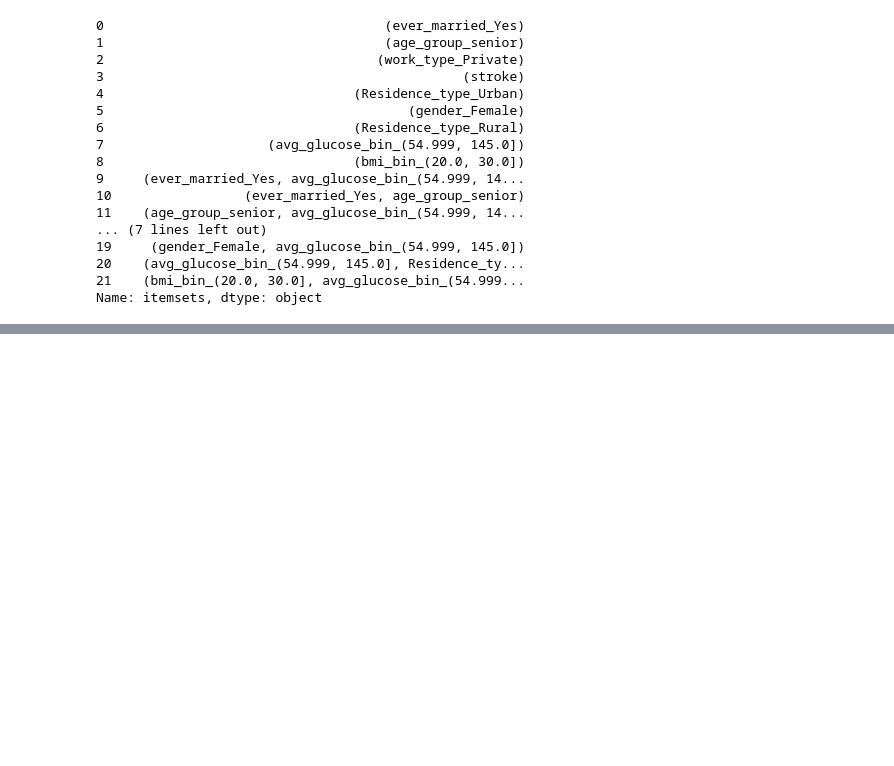
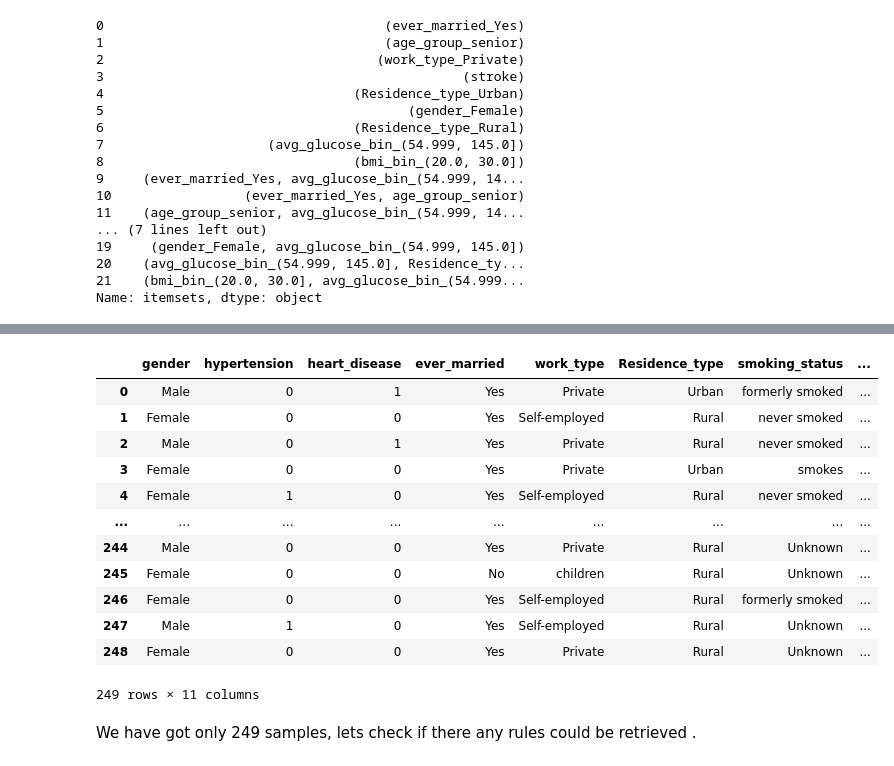
Before and after one commit to alexakh95/Data_mining, a Jupyter notebook: Project/accosiation_rules.ipynb, the cells around one changed output, grey strips where cells are left out. Cells and saved outputs as stored; diff of their text form; code cells hidden in the pictures; blank space fills up the shorter version.

```diff
--- a/Project/accosiation_rules.ipynb
+++ b/Project/accosiation_rules.ipynb
@@ -263,0 +250,18 @@ rules
+# %%
+stroke_positive_data
+# %% [output]
+|  | gender | hypertension | heart_disease | ever_married | work_type | Residence_type | smoking_status | ... |
+| 0 | Male | 0 | 1 | Yes | Private | Urban | formerly smoked | ... |
+| 1 | Female | 0 | 0 | Yes | Self-employed | Rural | never smoked | ... |
+| 2 | Male | 0 | 1 | Yes | Private | Rural | never smoked | ... |
+| 3 | Female | 0 | 0 | Yes | Private | Urban | smokes | ... |
+| 4 | Female | 1 | 0 | Yes | Self-employed | Rural | never smoked | ... |
+| ... | ... | ... | ... | ... | ... | ... | ... | ... |
+| 244 | Male | 0 | 0 | Yes | Private | Rural | Unknown | ... |
+| 245 | Female | 0 | 0 | No | children | Rural | Unknown | ... |
+| 246 | Female | 0 | 0 | Yes | Self-employed | Rural | formerly smoked | ... |
+| 247 | Male | 1 | 0 | Yes | Self-employed | Rural | Unknown | ... |
+| 248 | Female | 0 | 0 | Yes | Private | Rural | Unknown | ... |
+249 rows × 11 columns
+# %% [markdown]
+We have got only 249 samples, lets check if there any rules could be retrieved .
```
Also changed, not shown: parts of 9 cells of this notebook.
